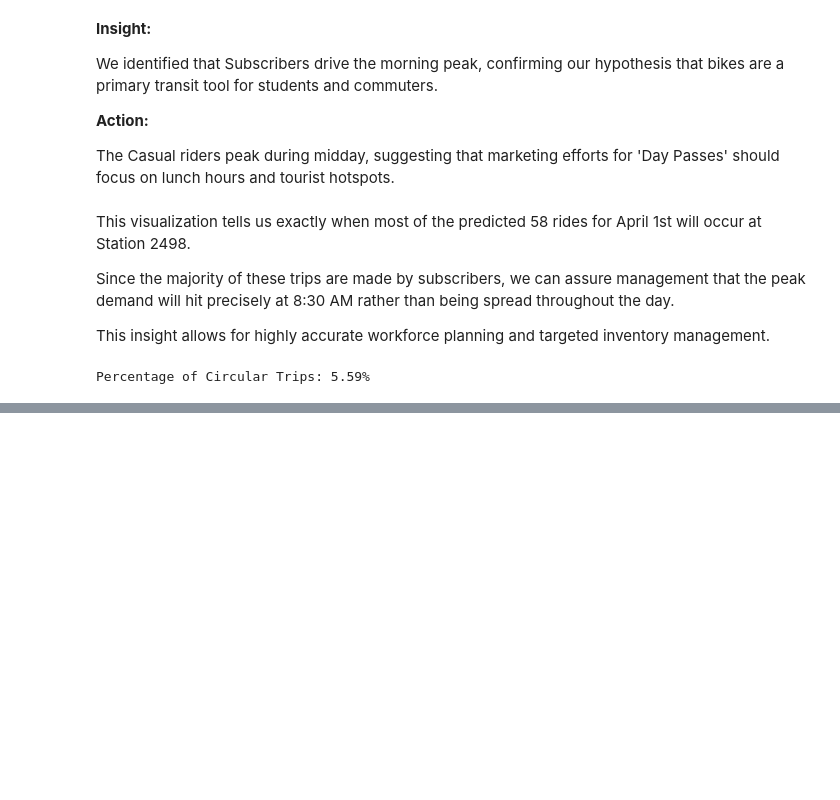
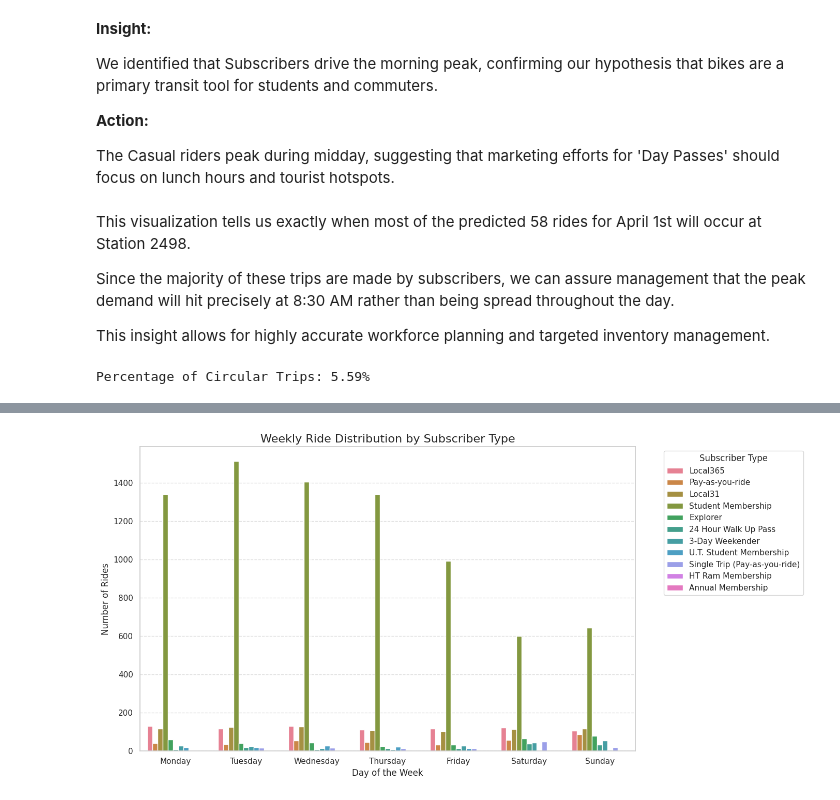
Before and after one commit to safaa12/zen-city, a Jupyter notebook: zen_city.ipynb, the cells around one changed output, grey strips where cells are left out. Cells and saved outputs as stored; diff of their text form; code cells hidden in the pictures; blank space fills up the shorter version.

```diff
--- a/zen_city.ipynb
+++ b/zen_city.ipynb
@@ -695 +699,10 @@ This confirms that the Zen City bike-share system is overwhelmingly used as a fu
 This low percentage reinforces the need to focus our resources on high-traffic transit and station-to-station reliability.
+# %%
+# יצירת עמודה חדשה המשלבת את תחנת המוצא והיעד למסלול אחד
+rentals['route'] = rentals['start_station_name'] + " -> " + rentals['end_station_name']
+
+# ספירת המסלולים הנפוצים ביותר
+top_5_routes = rentals['route'].value_counts().head(5)
+
+print("Top 5 Most Popular Routes:")
+print(top_5_routes)
@@ -695,0 +724,25 @@ This low percentage reinforces the need to focus our resources on high-traffic t
+# %%
+# הגדרת סדר הימים
+day_order = ['Monday', 'Tuesday', 'Wednesday', 'Thursday', 'Friday', 'Saturday', 'Sunday']
+
+# יצירת הגרף עם מימדים גדולים יותר
+plt.figure(figsize=(14, 7))
+
+# ציור הגרף - שימי לב שהשתמשתי ב-bike_type כפי שמצאת
+ax = sns.countplot(data=rentals, x='day_of_week', hue='subscriber_type', order=day_order)
+
+# הזזת המקרא (Legend) אל מחוץ לגרף כדי שלא יסתיר את ימי סוף השבוע
+plt.legend(title='Subscriber Type', bbox_to_anchor=(1.05, 1), loc='upper left')
+
+# הוספת כותרות ועיצוב
+plt.title('Weekly Ride Distribution by Subscriber Type', fontsize=16)
+plt.xlabel('Day of the Week', fontsize=12)
+plt.ylabel('Number of Rides', fontsize=12)
+plt.grid(axis='y', linestyle='--', alpha=0.6)
+
+# הוספת מרווח אוטומטי כדי ששום דבר לא ייחתך
+plt.tight_layout()
+
+plt.show()
+# %% [output]
+[figure, added]
```
Also changed, not shown: parts of 4 cells of this notebook.
